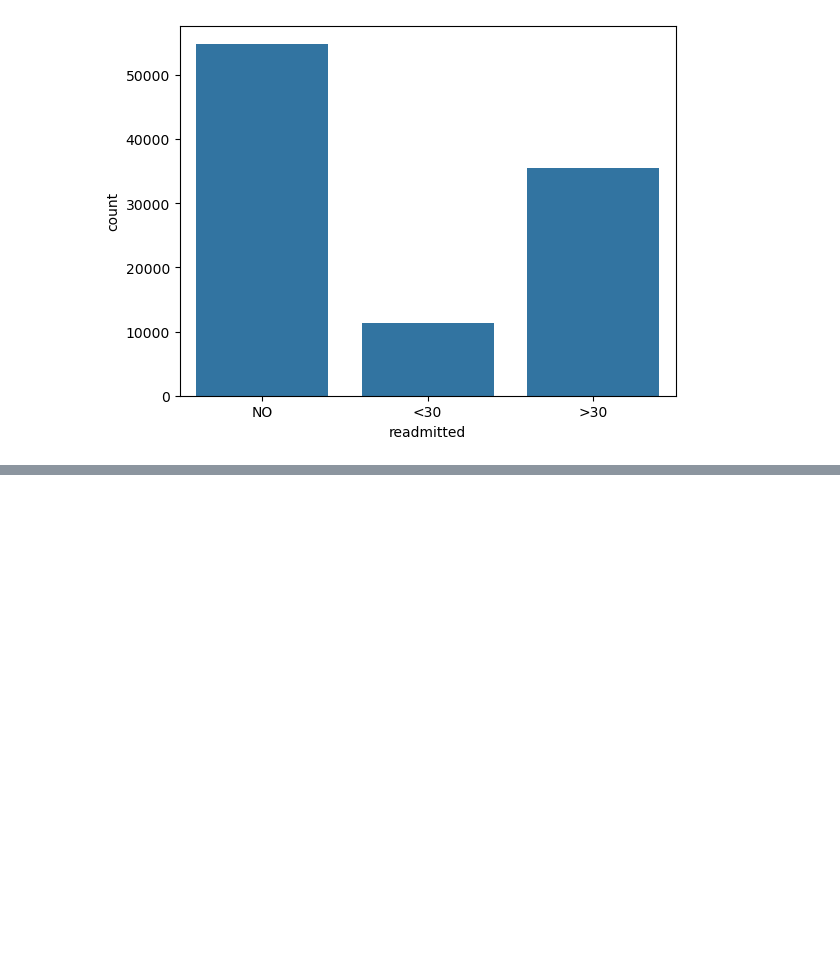
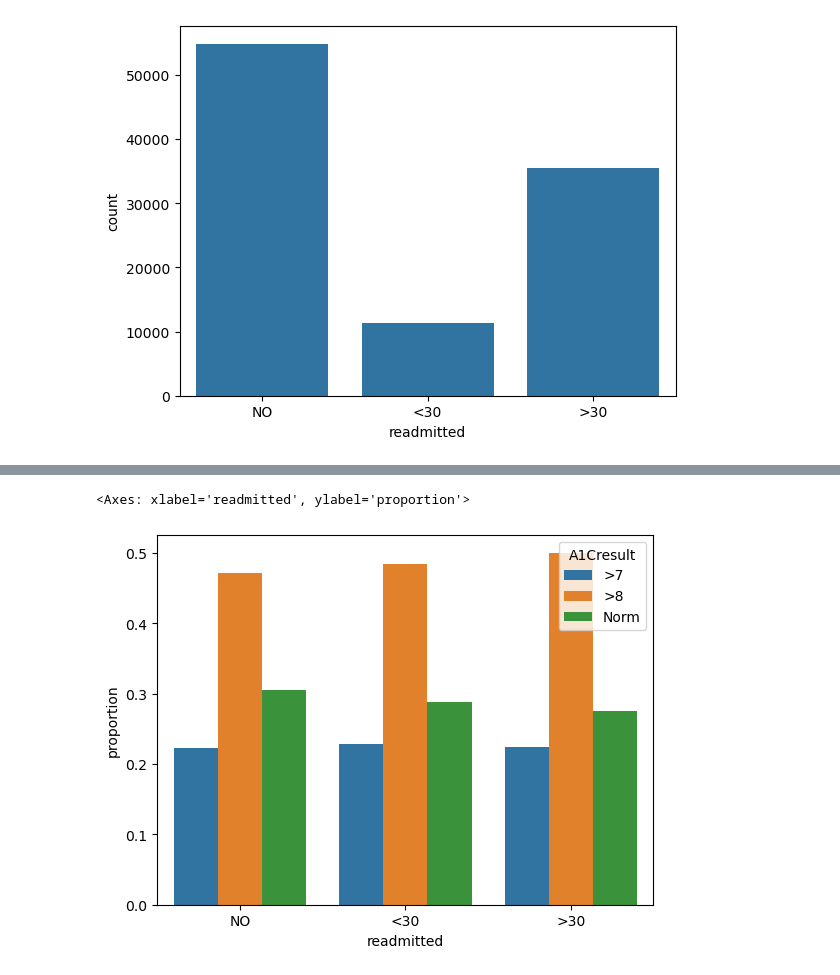
Before and after one commit to tonyinarula/Kaggle-Diabetes, a Jupyter notebook: analysis.ipynb, the cells around one changed output, grey strips where cells are left out. Cells and saved outputs as stored; diff of their text form; code cells hidden in the pictures; blank space fills up the shorter version.

Commit message:
Add new barplots for readmission rates

```diff
--- a/analysis.ipynb
+++ b/analysis.ipynb
@@ -148,0 +150,17 @@ sns.barplot(data = prop_df,
+# %%
+# A1c results by readmission status
+A1C_df = (df.groupby(by = ['A1Cresult', 'readmitted'])
+     .size()
+     .reset_index(name='count')
+)
+A1C_df['proportion'] = A1C_df.groupby('readmitted')['count'].transform(lambda x: x / x.sum())
+
+sns.barplot(data = A1C_df,
+            x = 'readmitted',
+            y = 'proportion',
+            hue = 'A1Cresult',
+            errorbar = 'se',
+            order = ['NO', '<30', '>30'])
+# %% [output]
+<Axes: xlabel='readmitted', ylabel='proportion'>
+[figure, added]
```
Also changed, not shown: parts of 2 cells of this notebook.
